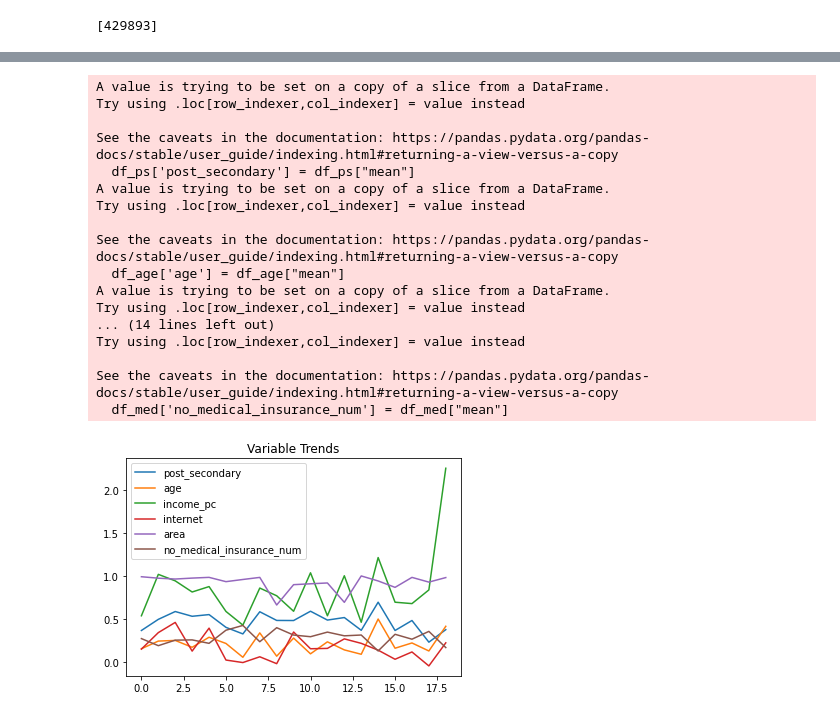
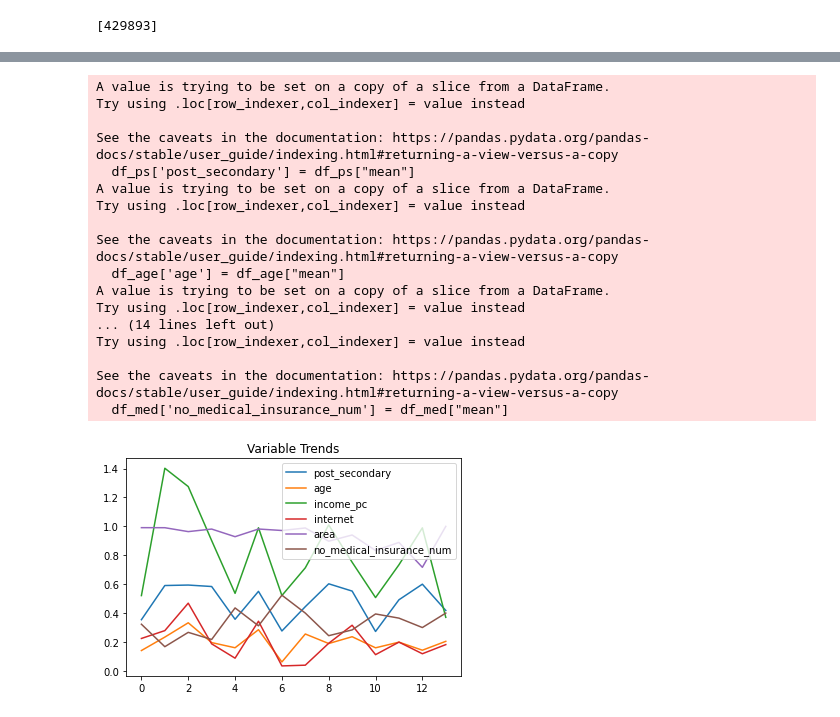
Before and after one commit to sipheleledanisa/comp-social-science, a Jupyter notebook: functioning script.ipynb, the cells around one changed output, grey strips where cells are left out. Cells and saved outputs as stored; diff of their text form; code cells hidden in the pictures.

Commit message:
fixing the data used for the trends

```diff
--- a/functioning script.ipynb
+++ b/functioning script.ipynb
@@ -596,6 +619,6 @@ overlap
 # %%
 ##Plots for all trends presumed to be interested/informative.
-data_filtered=datam1_filter
+data_filtered = data_.loc[ list(set_that_mod_econ_improves.index)]
 ## Post secondary variable with city
 
 df=data_filtered.groupby("city").describe()
@@ -630,7 +653,7 @@ df_med['no_medical_insurance_num'] = df_med["mean"]
 df_count=df_inc['count']
 sort_count= pd.concat([df_count,df_ps['post_secondary'],df_age['age'],df_inc['income_pc'],df_int['internet'], df_area['area'],df_med['no_medical_insurance_num']],axis=1)
 sort_count=sort_count.sort_values('count',ascending=False)
-sort_count=sort_count[sort_count['count']>500]
+sort_count=sort_count[sort_count['count']>50]
 for column in sort_count:
     if not column=='count':
         plt.plot(sort_count[column].values,label=column)
@@ -680,6 +683,6 @@ See the caveats in the documentation: https://pandas.pydata.org/pandas-docs/stab
 # %%
 ##Plots for all trends presumed to be interested/informative.
-data_filtered=datam2_filter
+data_filtered = data_.loc[ list(set_that_mod_soc_improves.index)]
 ## Post secondary variable with city
 
 df=data_filtered.groupby("city").describe()
@@ -713,31 +716,31 @@ df_med['no_medical_insurance_num'] = df_med["mean"]
 ## Non binary
 df_count=df_inc['count']
 sort_count= pd.concat([df_count,df_ps['post_secondary'],df_age['age'],df_inc['income_pc'],df_int['internet'], df_area['area'],df_med['no_medical_insurance_num']],axis=1)
 sort_count=sort_count.sort_values('count',ascending=False)
 sort_count=sort_count[sort_count['count']>50]
 for column in sort_count:
     if not column=='count':
         plt.plot(sort_count[column].values,label=column)
 plt.legend()
 plt.title('Variable Trends')
 plt.savefig('trends_area_wf_med.png')
 plt.show()
 # %% [output]
 A value is trying to be set on a copy of a slice from a DataFrame.
 Try using .loc[row_indexer,col_indexer] = value instead
 
 See the caveats in the documentation: https://pandas.pydata.org/pandas-docs/stable/user_guide/indexing.html#returning-a-view-versus-a-copy
   df_ps['post_secondary'] = df_ps["mean"]
 A value is trying to be set on a copy of a slice from a DataFrame.
 Try using .loc[row_indexer,col_indexer] = value instead
 
 See the caveats in the documentation: https://pandas.pydata.org/pandas-docs/stable/user_guide/indexing.html#returning-a-view-versus-a-copy
   df_age['age'] = df_age["mean"]
 A value is trying to be set on a copy of a slice from a DataFrame.
 Try using .loc[row_indexer,col_indexer] = value instead
 ... (14 lines left out)
 Try using .loc[row_indexer,col_indexer] = value instead
 
 See the caveats in the documentation: https://pandas.pydata.org/pandas-docs/stable/user_guide/indexing.html#returning-a-view-versus-a-copy
   df_med['no_medical_insurance_num'] = df_med["mean"]
-[figure, old version]
+[figure, new version]
```
Also changed, not shown: parts of 5 cells of this notebook.
